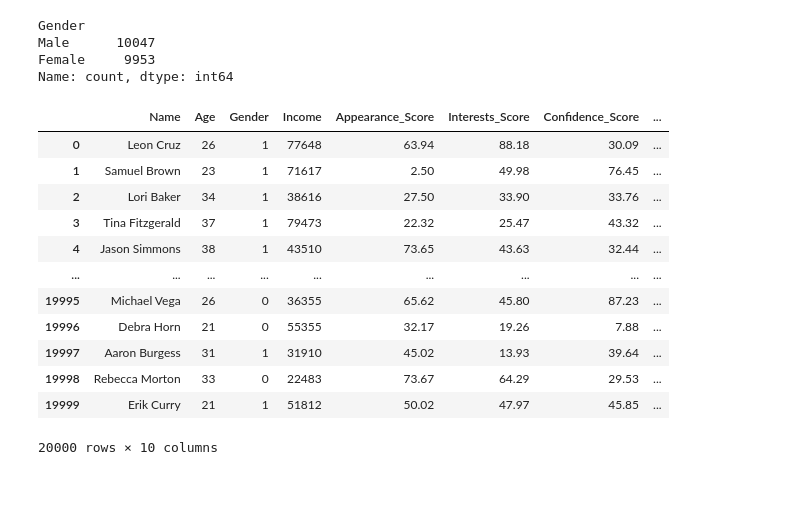
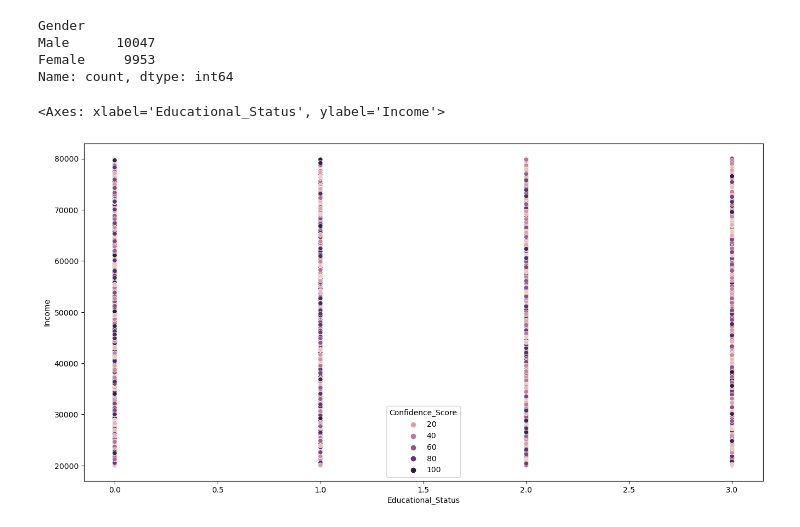
Before and after one commit to MaukanMir/Valentine-Classifier, a Jupyter notebook: training.ipynb, the cells around one changed output. Cells and saved outputs as stored; diff of their text form; code cells hidden in the pictures; blank space fills up the shorter version.

```diff
--- a/training.ipynb
+++ b/training.ipynb
@@ -113,19 +113,11 @@ educational_values = {"High School": 0, "Bsc":1, "PhD":2, "Master":3}
 df["Gender"] = df["Gender"].apply(lambda x: 1 if x == "Male" else 0)
 df["Job_Type"] = df["Job_Type"].apply(lambda x: 1 if x == "Employed" else 0)
 df["Educational_Status"] = df["Educational_Status"].apply(lambda x: educational_values[x])
-# %%
-df
-# %% [output]
-|  | Name | Age | Gender | Income | Appearance_Score | Interests_Score | Confidence_Score | ... |
-| 0 | Leon Cruz | 26 | 1 | 77648 | 63.94 | 88.18 | 30.09 | ... |
-| 1 | Samuel Brown | 23 | 1 | 71617 | 2.50 | 49.98 | 76.45 | ... |
-| 2 | Lori Baker | 34 | 1 | 38616 | 27.50 | 33.90 | 33.76 | ... |
-| 3 | Tina Fitzgerald | 37 | 1 | 79473 | 22.32 | 25.47 | 43.32 | ... |
-| 4 | Jason Simmons | 38 | 1 | 43510 | 73.65 | 43.63 | 32.44 | ... |
-| ... | ... | ... | ... | ... | ... | ... | ... | ... |
-| 19995 | Michael Vega | 26 | 0 | 36355 | 65.62 | 45.80 | 87.23 | ... |
-| 19996 | Debra Horn | 21 | 0 | 55355 | 32.17 | 19.26 | 7.88 | ... |
-| 19997 | Aaron Burgess | 31 | 1 | 31910 | 45.02 | 13.93 | 39.64 | ... |
-| 19998 | Rebecca Morton | 33 | 0 | 22483 | 73.67 | 64.29 | 29.53 | ... |
-| 19999 | Erik Curry | 21 | 1 | 51812 | 50.02 | 47.97 | 45.85 | ... |
-20000 rows × 10 columns
+# %%
+df.drop("Name", inplace=True, axis=1)
+# %%
+plt.figure(figsize=(16,8))
+sns.scatterplot(y=df["Income"], x=df["Educational_Status"], hue= df['Confidence_Score'])
+# %% [output]
+<Axes: xlabel='Educational_Status', ylabel='Income'>
+[figure, added]
```
Also changed, not shown: parts of 3 cells of this notebook.
